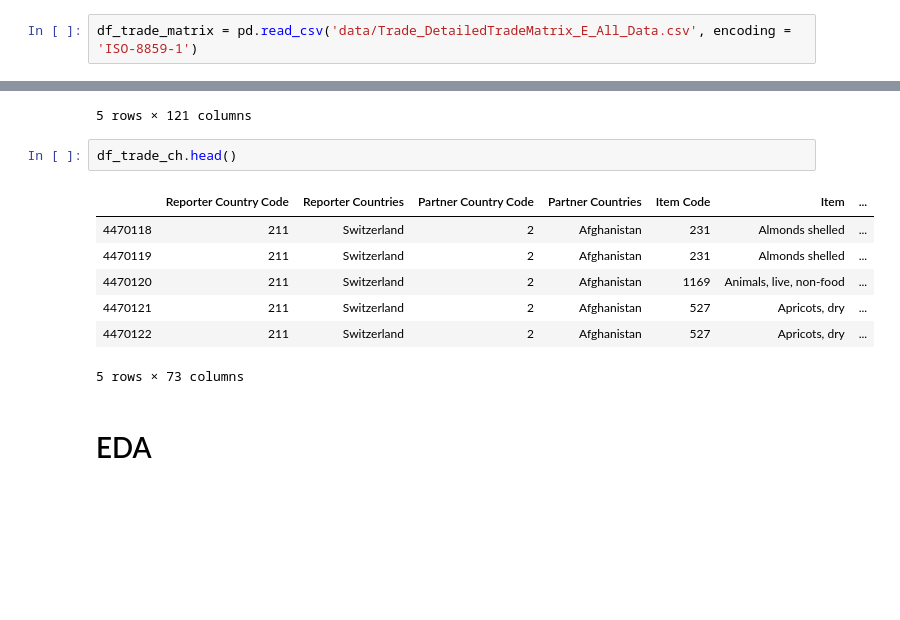
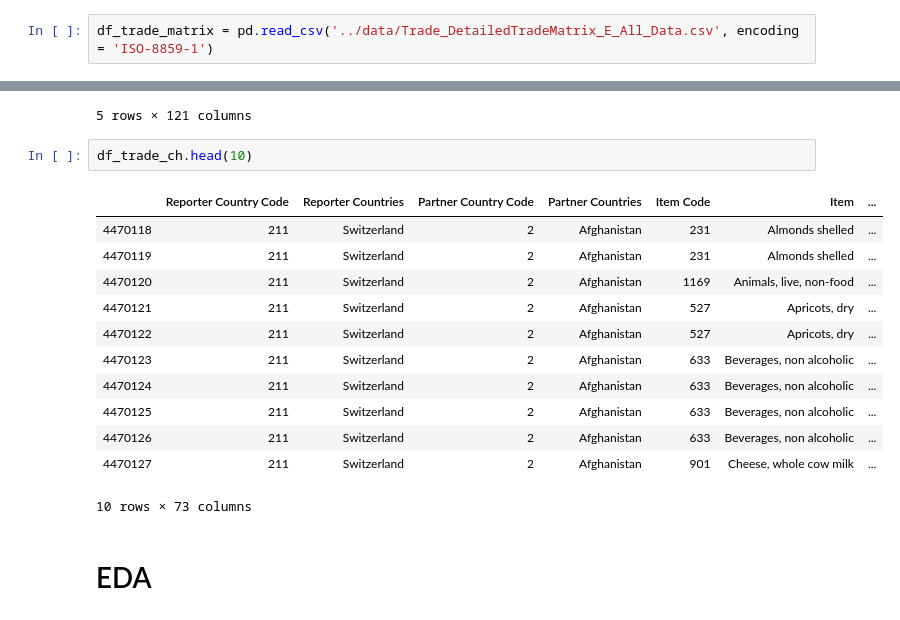
Before and after one commit to n-poulsen/GranADA, a Jupyter notebook: code/localConsumption.ipynb, the cells around one changed output, grey strips where cells are left out. Drawn from its saved outputs; the diff is of its cells as text; blank space fills up the shorter version.

```diff
--- a/code/localConsumption.ipynb
+++ b/code/localConsumption.ipynb
@@ -6,5 +7,5 @@ import seaborn as sns
 # %% [markdown]
 # Loading datasets
 # %%
-df_trade_matrix = pd.read_csv('data/Trade_DetailedTradeMatrix_E_All_Data.csv', encoding = 'ISO-8859-1')
+df_trade_matrix = pd.read_csv('../data/Trade_DetailedTradeMatrix_E_All_Data.csv', encoding = 'ISO-8859-1')
 # %%
@@ -33,15 +34,20 @@ df_production_ch.head()
 | 31438 | 211 | Switzerland | 526 | Apricots | 5419 | Yield | hg/ha | NaN | NaN | NaN | ... |
 5 rows × 121 columns
 # %%
-df_trade_ch.head()
+df_trade_ch.head(10)
 # %% [output]
 |  | Reporter Country Code | Reporter Countries | Partner Country Code | Partner Countries | Item Code | Item | ... |
 | 4470118 | 211 | Switzerland | 2 | Afghanistan | 231 | Almonds shelled | ... |
 | 4470119 | 211 | Switzerland | 2 | Afghanistan | 231 | Almonds shelled | ... |
 | 4470120 | 211 | Switzerland | 2 | Afghanistan | 1169 | Animals, live, non-food | ... |
 | 4470121 | 211 | Switzerland | 2 | Afghanistan | 527 | Apricots, dry | ... |
 | 4470122 | 211 | Switzerland | 2 | Afghanistan | 527 | Apricots, dry | ... |
+| 4470123 | 211 | Switzerland | 2 | Afghanistan | 633 | Beverages, non alcoholic | ... |
+| 4470124 | 211 | Switzerland | 2 | Afghanistan | 633 | Beverages, non alcoholic | ... |
+| 4470125 | 211 | Switzerland | 2 | Afghanistan | 633 | Beverages, non alcoholic | ... |
+| 4470126 | 211 | Switzerland | 2 | Afghanistan | 633 | Beverages, non alcoholic | ... |
+| 4470127 | 211 | Switzerland | 2 | Afghanistan | 901 | Cheese, whole cow milk | ... |
-5 rows × 73 columns
+10 rows × 73 columns
 # %% [markdown]
 # EDA
 # %% [markdown]
```
Also changed, not shown: parts of 7 cells of this notebook, 1 other file.
